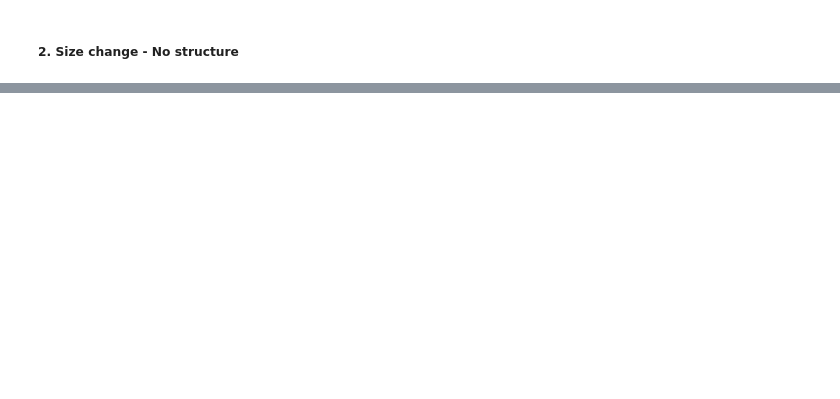
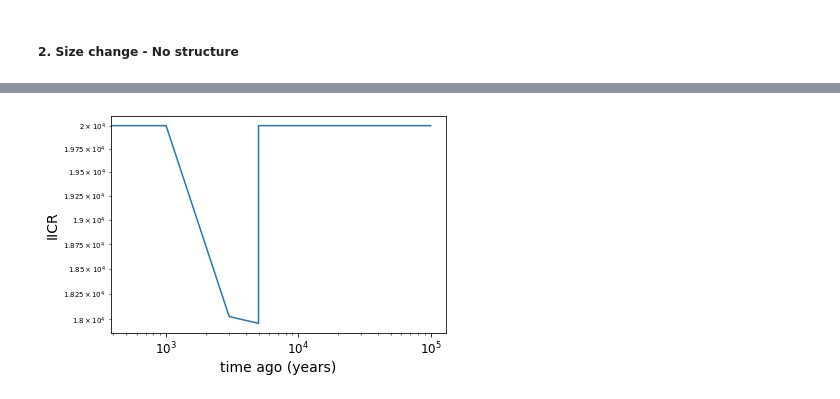
Before and after one commit to georgette-femerling/demography-simulations, a Jupyter notebook: scripts/Chiki_models.ipynb, the cells around one changed output, grey strips where cells are left out. Drawn from its saved outputs; the diff is of its cells as text; code cells hidden in the pictures; blank space fills up the shorter version.

```diff
--- a/scripts/Chiki_models.ipynb
+++ b/scripts/Chiki_models.ipynb
@@ -152,0 +156,4 @@ plot_comparison(sc_sliced_LD['Deme'][-1],sc_sc_sliced_LD['Deme'][-1])
+# %%
+plot_iicr(b_iicr,T)
+# %% [output]
+[figure, added]
```
Also changed, not shown: parts of 20 cells of this notebook.
